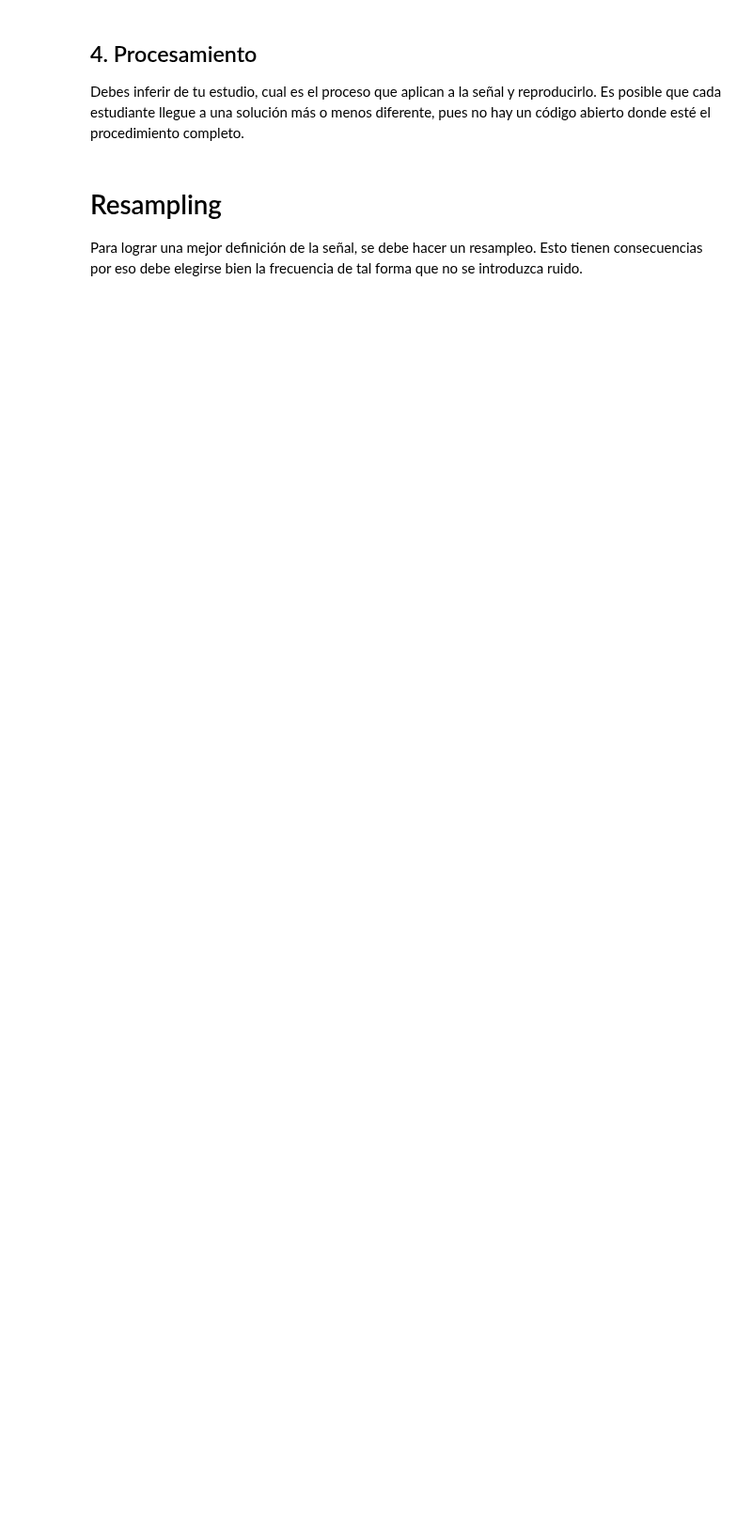
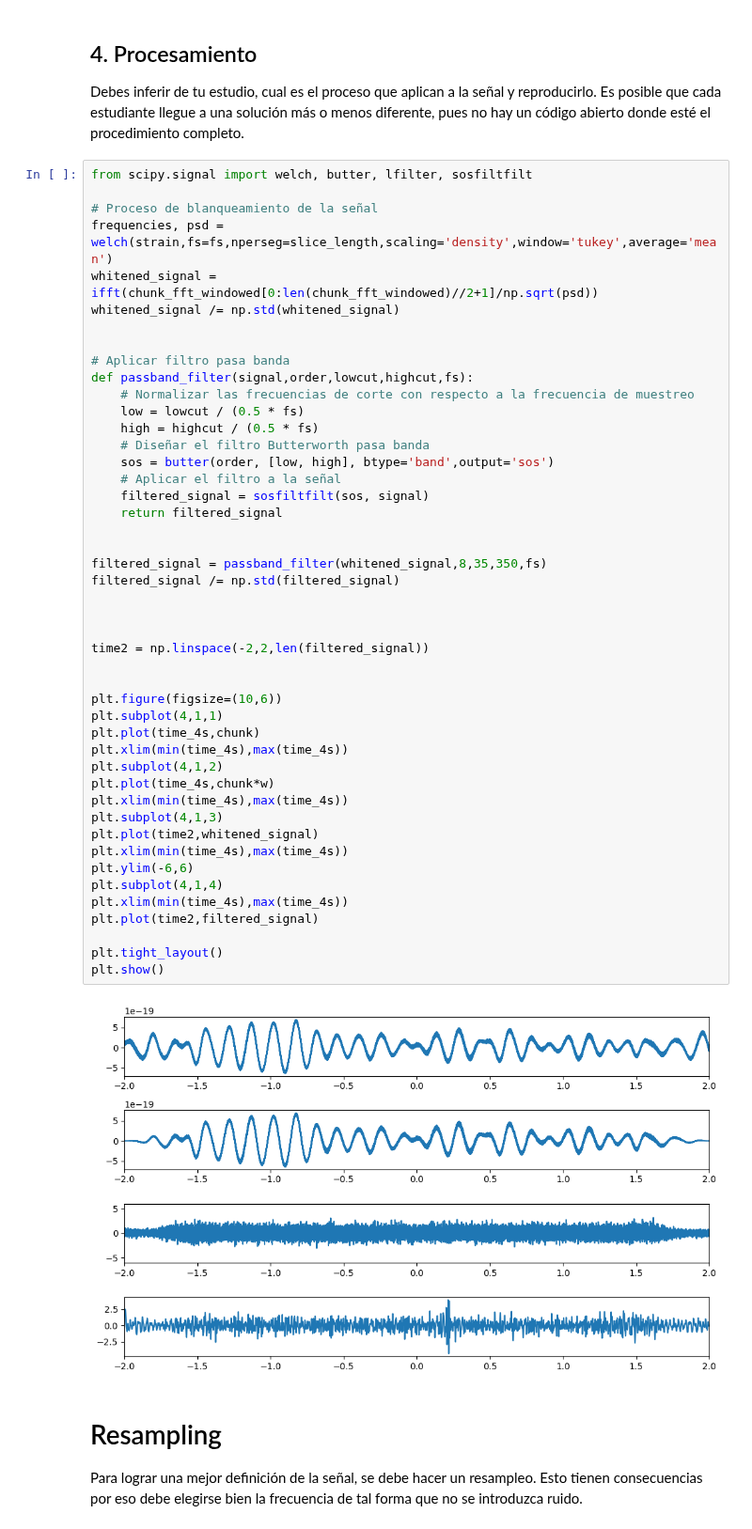
Before and after one commit to MatiasArmijo/Actividades-EIE-401-Matias-Armijo, a Jupyter notebook: proyecto-1/Proyecto_1_ApellidoNombre_ID.ipynb, the cells around one changed output. Shown at 94% size. Cells and saved outputs as stored; diff of their text form; blank space fills up the shorter version.

```diff
--- a/proyecto-1/Proyecto_1_ApellidoNombre_ID.ipynb
+++ b/proyecto-1/Proyecto_1_ApellidoNombre_ID.ipynb
@@ -94,6 +130,54 @@ plt.show()
 # %% [markdown]
 ## 4. Procesamiento
 Debes inferir de tu estudio, cual es el proceso que aplican a la señal y reproducirlo. Es posible que cada estudiante llegue a una solución más o menos diferente, pues no hay un código abierto donde esté el procedimiento completo.
+# %%
+from scipy.signal import welch, butter, lfilter, sosfiltfilt
+
+# Proceso de blanqueamiento de la señal
+frequencies, psd = welch(strain,fs=fs,nperseg=slice_length,scaling='density',window='tukey',average='mean')
+whitened_signal = ifft(chunk_fft_windowed[0:len(chunk_fft_windowed)//2+1]/np.sqrt(psd))
+whitened_signal /= np.std(whitened_signal)
+
+
+# Aplicar filtro pasa banda
+def passband_filter(signal,order,lowcut,highcut,fs):
+    # Normalizar las frecuencias de corte con respecto a la frecuencia de muestreo
+    low = lowcut / (0.5 * fs)
+    high = highcut / (0.5 * fs)
+    # Diseñar el filtro Butterworth pasa banda
+    sos = butter(order, [low, high], btype='band',output='sos')
+    # Aplicar el filtro a la señal
+    filtered_signal = sosfiltfilt(sos, signal)
+    return filtered_signal
+
+
+filtered_signal = passband_filter(whitened_signal,8,35,350,fs)
+filtered_signal /= np.std(filtered_signal)
+
+
+
+time2 = np.linspace(-2,2,len(filtered_signal))
+
+
+plt.figure(figsize=(10,6))
+plt.subplot(4,1,1)
+plt.plot(time_4s,chunk)
+plt.xlim(min(time_4s),max(time_4s))
+plt.subplot(4,1,2)
+plt.plot(time_4s,chunk*w)
+plt.xlim(min(time_4s),max(time_4s))
+plt.subplot(4,1,3)
+plt.plot(time2,whitened_signal)
+plt.xlim(min(time_4s),max(time_4s))
+plt.ylim(-6,6)
+plt.subplot(4,1,4)
+plt.xlim(min(time_4s),max(time_4s))
+plt.plot(time2,filtered_signal)
+
+plt.tight_layout()
+plt.show()
+# %% [output]
+[figure, added]
 # %% [markdown]
 # Resampling
 Para lograr una mejor definición de la señal, se debe hacer un resampleo. Esto tienen consecuencias por eso debe elegirse bien la frecuencia de tal forma que no se introduzca ruido.
```
Also changed, not shown: parts of 5 cells of this notebook, 2 other files.
